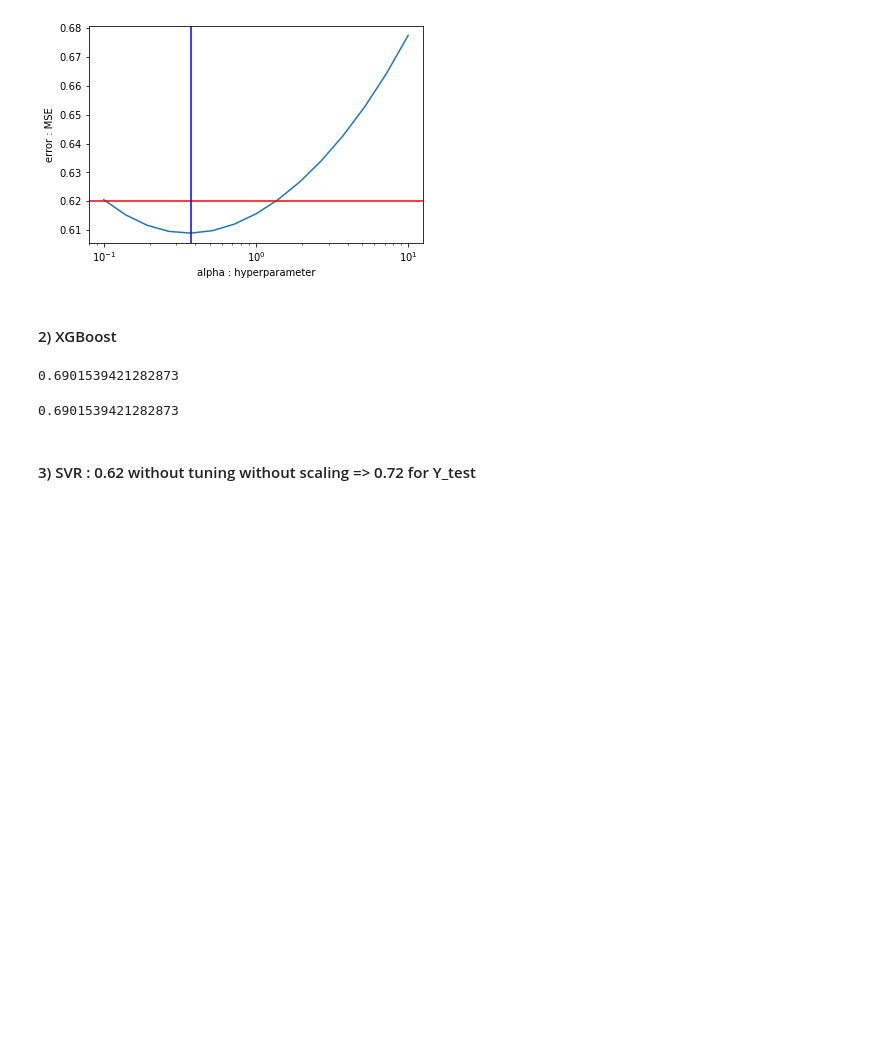
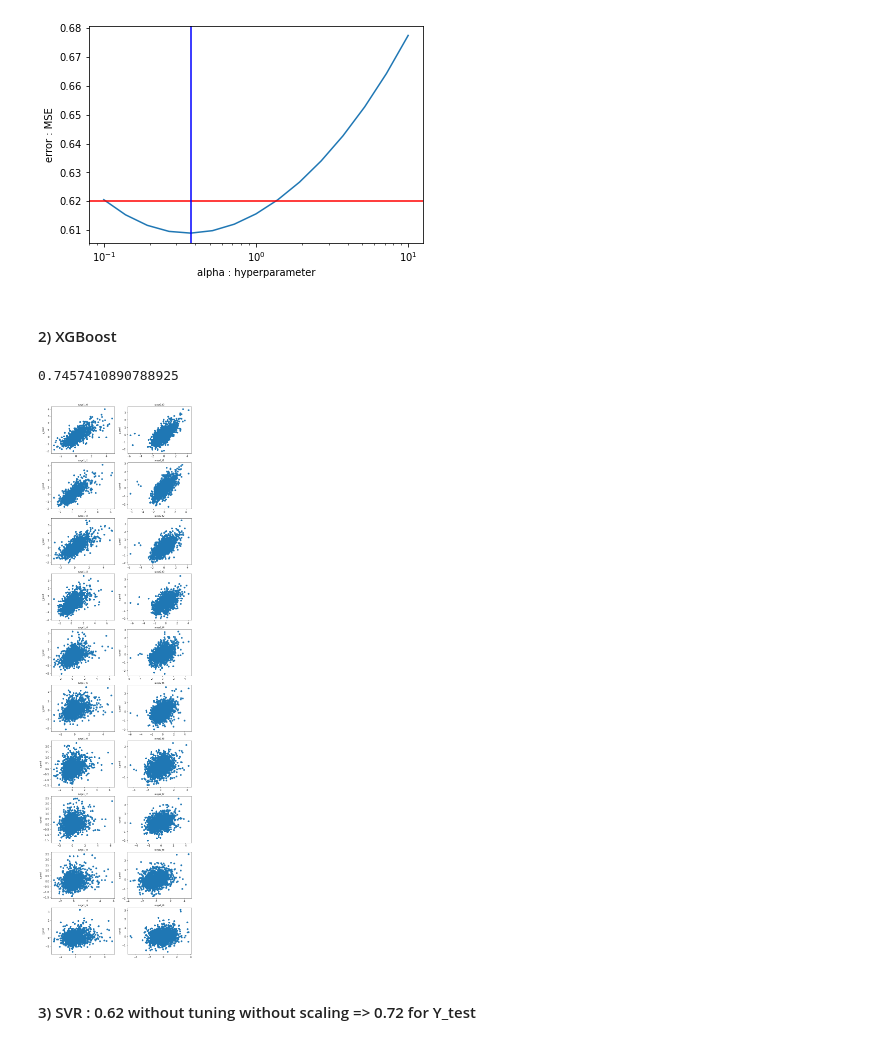
Before and after one commit to oumeima-elgharbi/ChallengeData_CanYouPredictTheTide, a Jupyter notebook: trying_models.ipynb, the cells around one changed output. Cells and saved outputs as stored; diff of their text form; code cells hidden in the pictures; blank space fills up the shorter version.

```diff
--- a/trying_models.ipynb
+++ b/trying_models.ipynb
@@ -72,0 +193,3 @@ array([-0.45637918, -0.532156  , -0.61048055, ...,  0.75181955,
+# %%
+X_val_std_pca = pca_std.transform(X_val_std)
+X_test_std_pca = pca_std.transform(X_test_std)
@@ -72,0 +216,10 @@ array([-0.45637918, -0.532156  , -0.61048055, ...,  0.75181955,
+# %%
+pca = PCA(n_components=50)
+pca.fit(X_train)
+print(pca.explained_variance_ratio_.cumsum())
+
+X_train_pca = pca.transform(X_train)
+print("The PCA with 25 components explains", round(pca.explained_variance_ratio_.cumsum()[25], 3) * 100, "% of the variance.")
+
+X_val_pca = pca.transform(X_val)
+X_test_pca = pca.transform(X_test)
@@ -172,9 +363,9 @@ errors = []
 for index, a in enumerate(alphas):
     # 1) fit
     regr_KernelRidge.set_params(alpha=a)
-    regr_KernelRidge.fit(X_train, y_train)
+    regr_KernelRidge.fit(X_train_std, y_train)
     # 2) predict
-    y_val_surge_pred_KernelRidge = regr_KernelRidge.predict(X_val)
+    y_val_surge_pred_KernelRidge = regr_KernelRidge.predict(X_val_std)
 
     coefs.append(a)
 
@@ -305,20 +496,20 @@ Best alpha for that minimal MSE :  0.372759372031494
 # %%
 # 1) fit
 estimator = XGBRegressor(random_state=seed)
-regr_XGBoost = MultiOutputRegressor(estimator).fit(X_train, y_train)
+regr_XGBoost = MultiOutputRegressor(estimator).fit(X_train_std_pca, y_train)
 
 # 2) predict
-y_val_surge_pred_XGBoost = regr_XGBoost.predict(X_val)
+y_val_surge_pred_XGBoost = regr_XGBoost.predict(X_val_std_pca)
 
 # 3) save
 save_y_pred("XGBoost", output_path, y_val_surge_pred_XGBoost, y_val_index, submit=False)
 
 # 4) evaluate
 evaluate_surge(y_pred_filename="Y_val_pred_XGBoost.csv", y_true_filename="Y_val_true.csv", path_output=output_path)
 display_scatterplot(y_val_true=y_val, y_val_pred=y_val_surge_pred_XGBoost)
 # %% [output]
-0.6901539421282873
+0.7457410890788925
-0.6901539421282873
+[figure, added]
 # %% [markdown]
 #### 3) SVR : 0.62 without tuning without scaling => 0.72 for Y_test
 # %%
```
Also changed, not shown: parts of 29 cells of this notebook.
